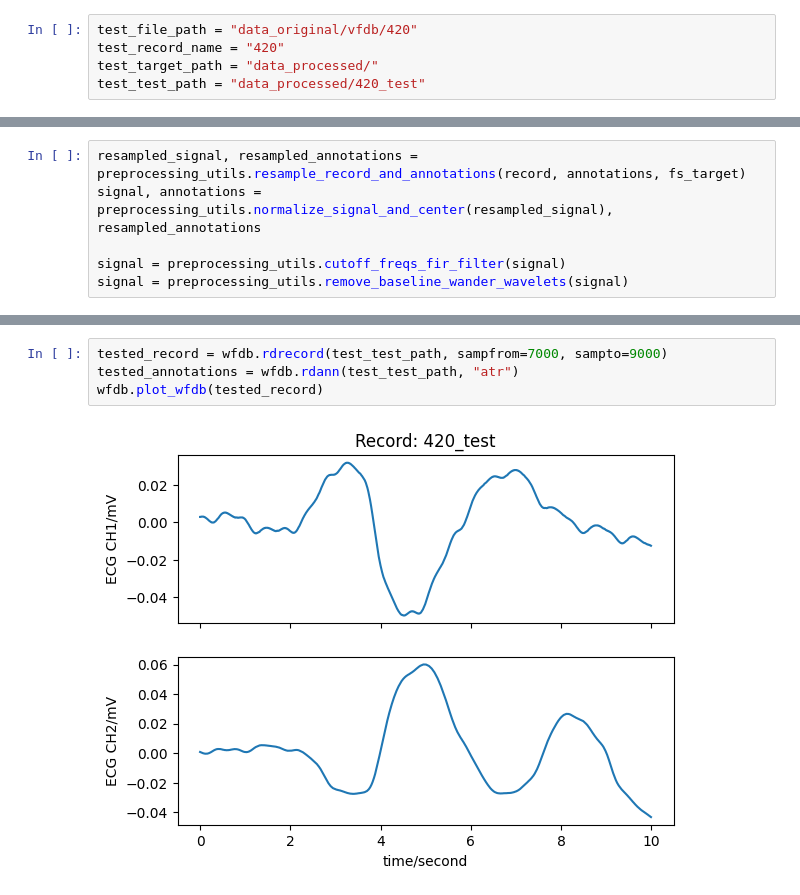
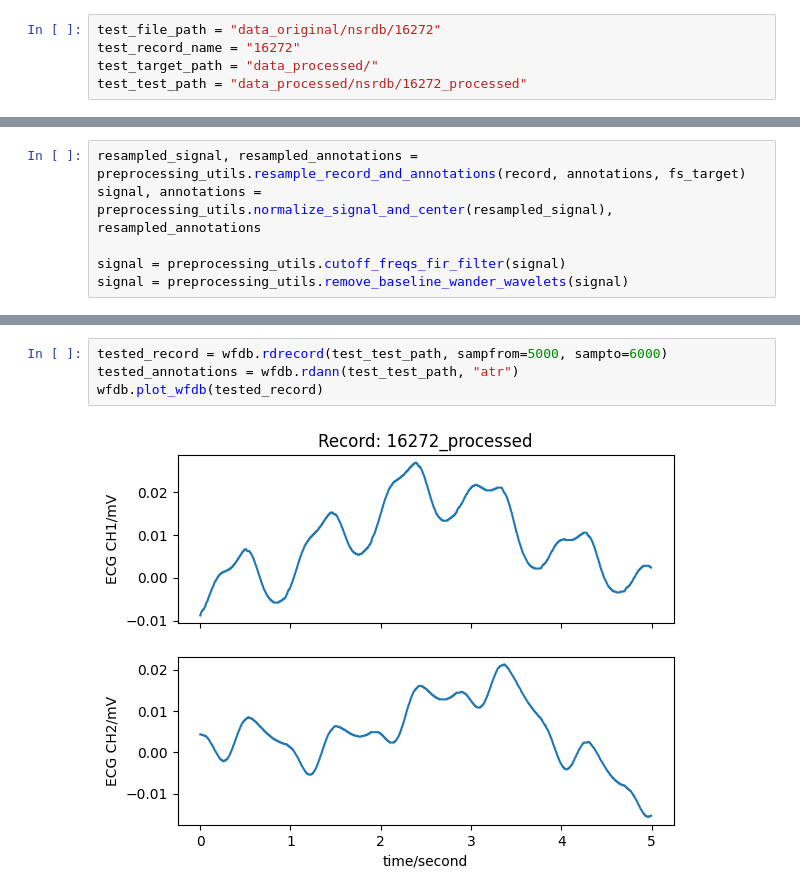
Before and after one commit to pap1rana/arrhythmia-detection, a Jupyter notebook: preprocessing_test.ipynb, the cells around one changed output, grey strips where cells are left out. Cells and saved outputs as stored; diff of their text form.

```diff
--- a/preprocessing_test.ipynb
+++ b/preprocessing_test.ipynb
@@ -16,8 +19,8 @@ importlib.reload(preprocessing_utils)
 # %% [output]
 <module 'preprocessing_utils' from '/media/minx/Data/KDE_Home/Documents/Projects/arrhythmia-detection/preprocessing_utils.py'>
 # %%
-test_file_path = "data_original/vfdb/420"
-test_record_name = "420"
+test_file_path = "data_original/nsrdb/16272"
+test_record_name = "16272"
 test_target_path = "data_processed/"
-test_test_path = "data_processed/420_test"
+test_test_path = "data_processed/nsrdb/16272_processed"
 # %%
@@ -47,6 +60,6 @@ wfdb.wrann(test_record_name + "_test", extension='atr', sample=annotations.sampl
 # %%
-tested_record = wfdb.rdrecord(test_test_path, sampfrom=7000, sampto=9000)
+tested_record = wfdb.rdrecord(test_test_path, sampfrom=5000, sampto=6000)
 tested_annotations = wfdb.rdann(test_test_path, "atr")
 wfdb.plot_wfdb(tested_record)
 # %% [output]
-[figure, old version]
+[figure, new version]
```
Also changed, not shown: parts of 9 cells of this notebook, 3 other files.
